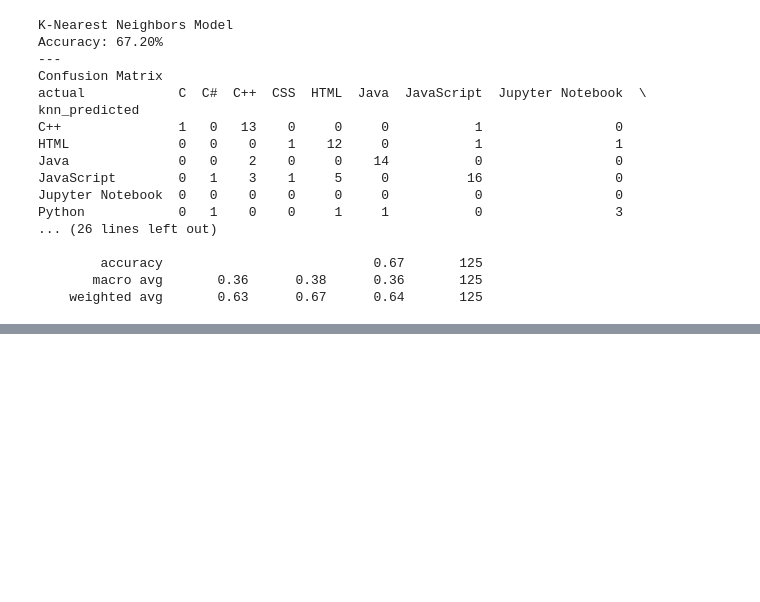
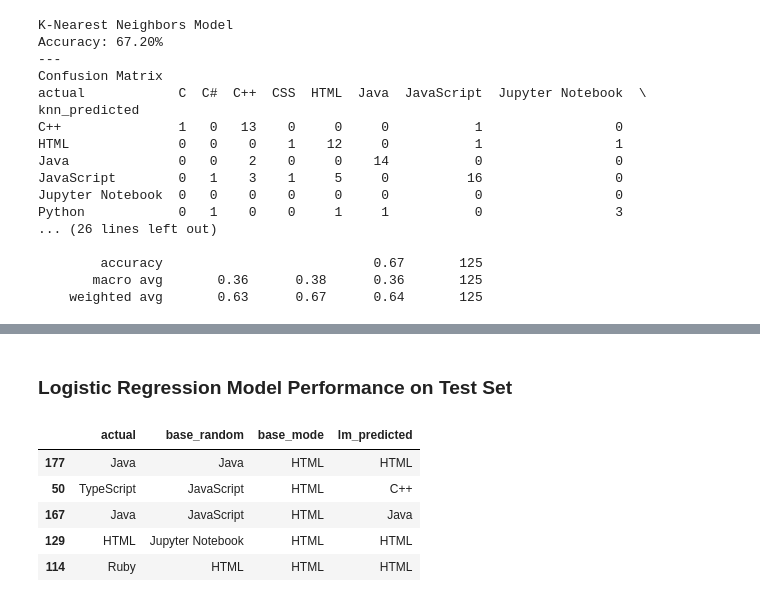
Before and after one commit to NLP-404-Not-Found/nlp-project, a Jupyter notebook: adams_sketchbook.ipynb, the cells around one changed output, grey strips where cells are left out. Saved outputs shown, nothing was run; the diff lists cells and outputs as text; code cells hidden in the pictures; blank space fills up the shorter version.

```diff
--- a/adams_sketchbook.ipynb
+++ b/adams_sketchbook.ipynb
@@ -863,0 +1067,5 @@ We will check the following models for overfitting:
+# %%
+test_results = pd.DataFrame(dict(actual=y_test))
+# %%
+baseline_test_pred_random = baseline_language_model(train, num_observations = test.language.shape[0])
+baseline_test_pred_random[:10]
@@ -863,0 +1075,3 @@ We will check the following models for overfitting:
+# %%
+test_results['base_random'] = baseline_test_pred_random
+test_results.head()
@@ -863,0 +1113,3 @@ We will check the following models for overfitting:
+# %%
+test_results['base_mode'] = train.language.value_counts().idxmax()
+test_results.head()
@@ -863,0 +1149,12 @@ We will check the following models for overfitting:
+# %% [markdown]
+### Logistic Regression Model Performance on Test Set
+# %%
+test_results['lm_predicted'] = lm.predict(X_test)
+test_results.head()
+# %% [output]
+|  | actual | base_random | base_mode | lm_predicted |
+| 177 | Java | Java | HTML | HTML |
+| 50 | TypeScript | JavaScript | HTML | C++ |
+| 167 | Java | JavaScript | HTML | Java |
+| 129 | HTML | Jupyter Notebook | HTML | HTML |
+| 114 | Ruby | HTML | HTML | HTML |
```
Also changed, not shown: parts of 37 cells of this notebook.
